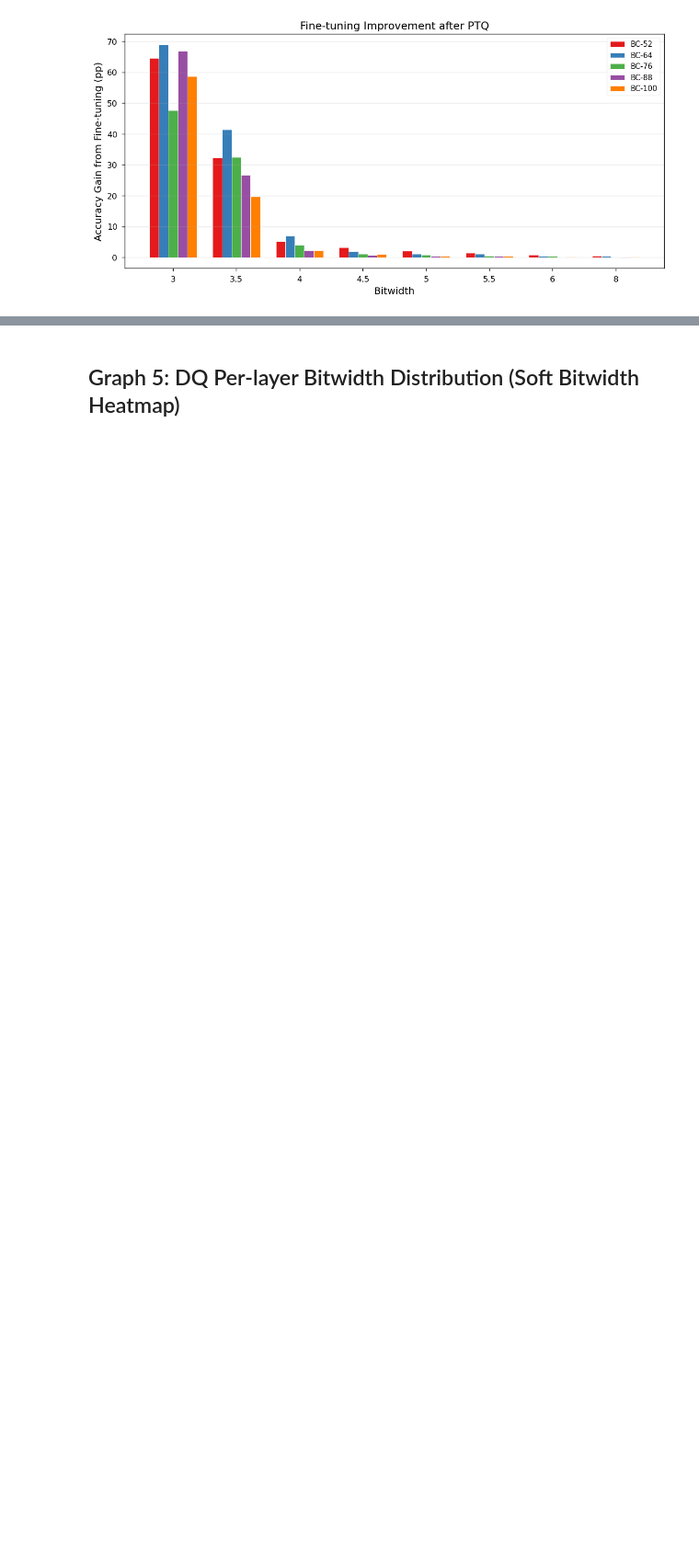
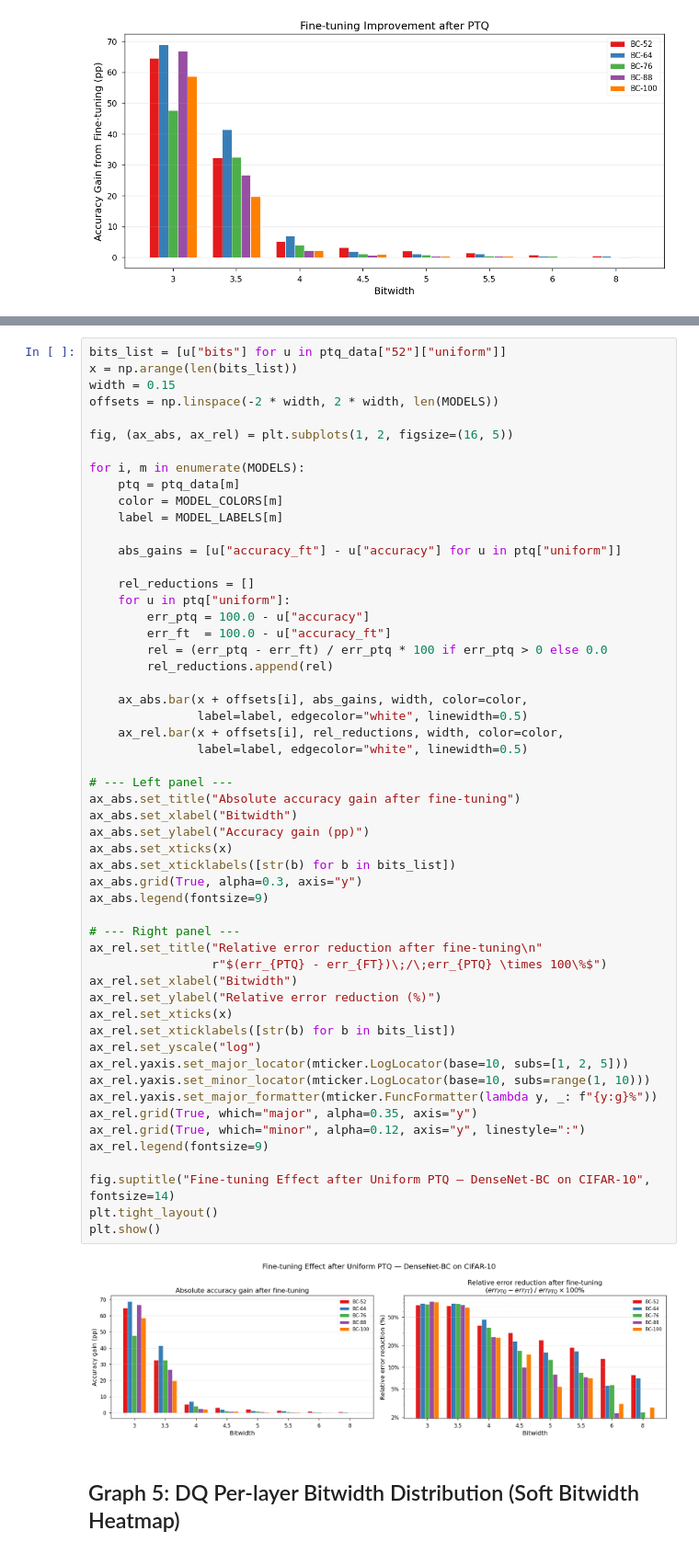
Before and after one commit to maklybae/mixed-precision-densenet, a Jupyter notebook: results_analysis.ipynb, the cells around one changed output, grey strips where cells are left out. Shown at 92% size. Drawn from its saved outputs; the diff is of its cells as text; blank space fills up the shorter version.

```diff
--- a/results_analysis.ipynb
+++ b/results_analysis.ipynb
@@ -229,3 +282,59 @@ plt.show()
+# %%
+bits_list = [u["bits"] for u in ptq_data["52"]["uniform"]]
+x = np.arange(len(bits_list))
+width = 0.15
+offsets = np.linspace(-2 * width, 2 * width, len(MODELS))
+
+fig, (ax_abs, ax_rel) = plt.subplots(1, 2, figsize=(16, 5))
+
+for i, m in enumerate(MODELS):
+    ptq = ptq_data[m]
+    color = MODEL_COLORS[m]
+    label = MODEL_LABELS[m]
+
+    abs_gains = [u["accuracy_ft"] - u["accuracy"] for u in ptq["uniform"]]
+
+    rel_reductions = []
+    for u in ptq["uniform"]:
+        err_ptq = 100.0 - u["accuracy"]
+        err_ft  = 100.0 - u["accuracy_ft"]
+        rel = (err_ptq - err_ft) / err_ptq * 100 if err_ptq > 0 else 0.0
+        rel_reductions.append(rel)
+
+    ax_abs.bar(x + offsets[i], abs_gains, width, color=color,
+               label=label, edgecolor="white", linewidth=0.5)
+    ax_rel.bar(x + offsets[i], rel_reductions, width, color=color,
+               label=label, edgecolor="white", linewidth=0.5)
+
+# --- Left panel ---
+ax_abs.set_title("Absolute accuracy gain after fine-tuning")
+ax_abs.set_xlabel("Bitwidth")
+ax_abs.set_ylabel("Accuracy gain (pp)")
+ax_abs.set_xticks(x)
+ax_abs.set_xticklabels([str(b) for b in bits_list])
+ax_abs.grid(True, alpha=0.3, axis="y")
+ax_abs.legend(fontsize=9)
+
+# --- Right panel ---
+ax_rel.set_title("Relative error reduction after fine-tuning\n"
+                 r"$(err_{PTQ} - err_{FT})\;/\;err_{PTQ} \times 100\%$")
+ax_rel.set_xlabel("Bitwidth")
+ax_rel.set_ylabel("Relative error reduction (%)")
+ax_rel.set_xticks(x)
+ax_rel.set_xticklabels([str(b) for b in bits_list])
+ax_rel.set_yscale("log")
+ax_rel.yaxis.set_major_locator(mticker.LogLocator(base=10, subs=[1, 2, 5]))
+ax_rel.yaxis.set_minor_locator(mticker.LogLocator(base=10, subs=range(1, 10)))
+ax_rel.yaxis.set_major_formatter(mticker.FuncFormatter(lambda y, _: f"{y:g}%"))
+ax_rel.grid(True, which="major", alpha=0.35, axis="y")
+ax_rel.grid(True, which="minor", alpha=0.12, axis="y", linestyle=":")
+ax_rel.legend(fontsize=9)
+
+fig.suptitle("Fine-tuning Effect after Uniform PTQ — DenseNet-BC on CIFAR-10", fontsize=14)
+plt.tight_layout()
+plt.show()
+# %% [output]
+[figure, added]
 # %% [markdown]
 ## Graph 5: DQ Per-layer Bitwidth Distribution (Soft Bitwidth Heatmap)
 # %%
```
Also changed, not shown: parts of 8 cells of this notebook, 41 other files.
